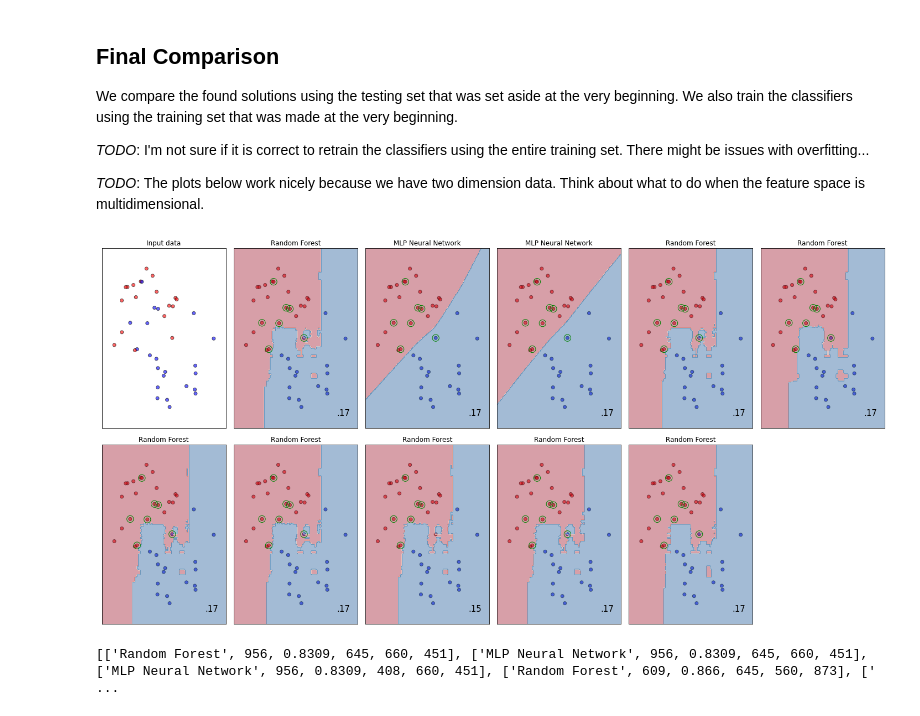
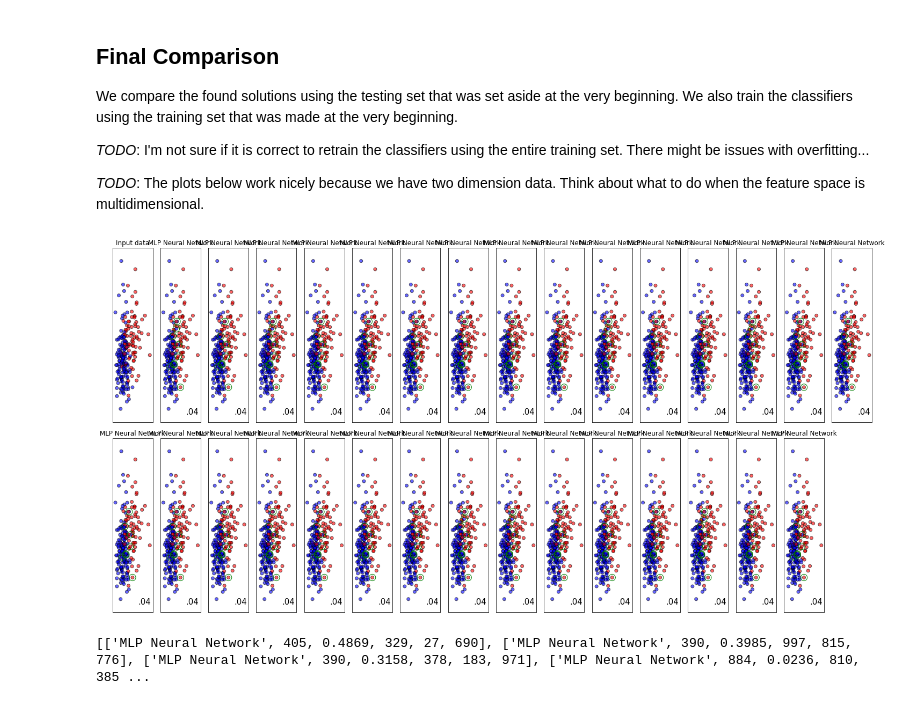
Before and after one commit to see-insight/see-segment, a Jupyter notebook: Playing with Classifiers.ipynb, the cells around one changed output. Drawn from its saved outputs; the diff is of its cells as text; code cells hidden in the pictures.

Commit message:
Run on breast cancer data

```diff
--- a/Playing with Classifiers.ipynb
+++ b/Playing with Classifiers.ipynb
@@ -37,16 +37,22 @@ from sklearn.preprocessing import StandardScaler
 from sklearn.datasets import make_moons, make_circles, make_classification
 from see.base_classes import pipedata
 from see.classifier_helpers import helpers
+import pandas as pd
+import numpy as np
 
 # Import/Create data
-X, y = make_moons(noise=0.3, random_state=15)
+#X, y = make_moons(noise=0.3, random_state=15)
 #X, y = make_circles(noise=0.2, factor=0.5, random_state=21)
-
-# Preprocess data
-X = StandardScaler().fit_transform(X)
-
-# Split data into training and testing sets
-dataset = helpers.generate_train_test_set(X, y)
-
-# Split training data into trials
-trials = helpers.generate_tuning_trials(dataset.training_set.X, dataset.training_set.y)
+url = 'https://archive.ics.uci.edu/ml/machine-learning-databases/breast-cancer-wisconsin/wdbc.data'
+data = pd.read_csv(url, header=None)
+# %%
+X = data.iloc[:,2:].to_numpy()
+
+def diagnosis_to_category(d):
+    if d == 'M':
+        return 0
+    elif d == 'B':
+        return 1
+    else:
+        print('WARNING: UNKNOWN Category')
+y = np.vectorize(diagnosis_to_category)(data[1].to_numpy())
@@ -75,8 +108,8 @@ The fitness score of the default classifier:  0.13333333333333336
 from see import GeneticSearch
 # %%
 mydata = trials
-num_generations = 10
-my_evolver = GeneticSearch.Evolver(workflow, mydata, pop_size=15, hof_size=num_generations)
+num_generations = 30
+my_evolver = GeneticSearch.Evolver(workflow, mydata, pop_size=10, hof_size=num_generations)
 # %%
 # warnings may appear when this runs
 population = my_evolver.run(ngen=num_generations)
@@ -173,41 +203,41 @@ for i, ind in enumerate(solution_set):
     ax.scatter(testing_set.X[:, 0], testing_set.X[:, 1], c=predictions, cmap=cm_bright, alpha=0.6,
                edgecolors='k')
     score = ClassifierFitness().evaluate(predictions, testing_set.y)
 
     ax.text(xx.max() - .3, yy.min() + .3, ('%.2f' % score).lstrip('0'),
             size=15, horizontalalignment='right')
 
     # Draw Contour/Color Plot
     # TODO: We have to retrain the data set because we
     # we do not store the classifier created in clf#evaluate
     # anywhere. Consider storing it as an attribute.
 
-    contour_set = pipedata()
-    contour_set.X = np.c_[xx.ravel(), yy.ravel()]
-    Z = clf.evaluate(training_set, contour_set)
-    Z = Z.reshape(xx.shape)
+    #contour_set = pipedata()
+    #contour_set.X = np.c_[xx.ravel(), yy.ravel()]
+    #Z = clf.evaluate(training_set, contour_set)
+    #Z = Z.reshape(xx.shape)
 
-    ax.contourf(xx, yy, Z, cmap=cm, alpha=.4)
+    #ax.contourf(xx, yy, Z, cmap=cm, alpha=.4)
 
     # Highlight/circle errors
     errors = testing_set.X[predictions != testing_set.y]
     for mistake in errors:
         #err = testing_set.X[mistake,:]
         ax.scatter(mistake[0], mistake[1], marker='o', s=150, lw=1, color="green", facecolor="none")
 
     # Format plot
     ax.set_title(algo_name)
 
     ax.set_xlim(xx.min(), xx.max())
     ax.set_ylim(yy.min(), yy.max())
     ax.set_xticks(())
     ax.set_yticks(())
 
 plt.tight_layout()
 # %% [output]
-[figure, old version]
+[figure, new version]
 # %%
 my_evolver.hof[0]
 print(my_evolver.hof)
 # %% [output]
-[['Random Forest', 956, 0.8309, 645, 660, 451], ['MLP Neural Network', 956, 0.8309, 645, 660, 451], ['MLP Neural Network', 956, 0.8309, 408, 660, 451], ['Random Forest', 609, 0.866, 645, 560, 873], [' ...
+[['MLP Neural Network', 405, 0.4869, 329, 27, 690], ['MLP Neural Network', 390, 0.3985, 997, 815, 776], ['MLP Neural Network', 390, 0.3158, 378, 183, 971], ['MLP Neural Network', 884, 0.0236, 810, 385 ...
```
Also changed, not shown: parts of 12 cells of this notebook.
